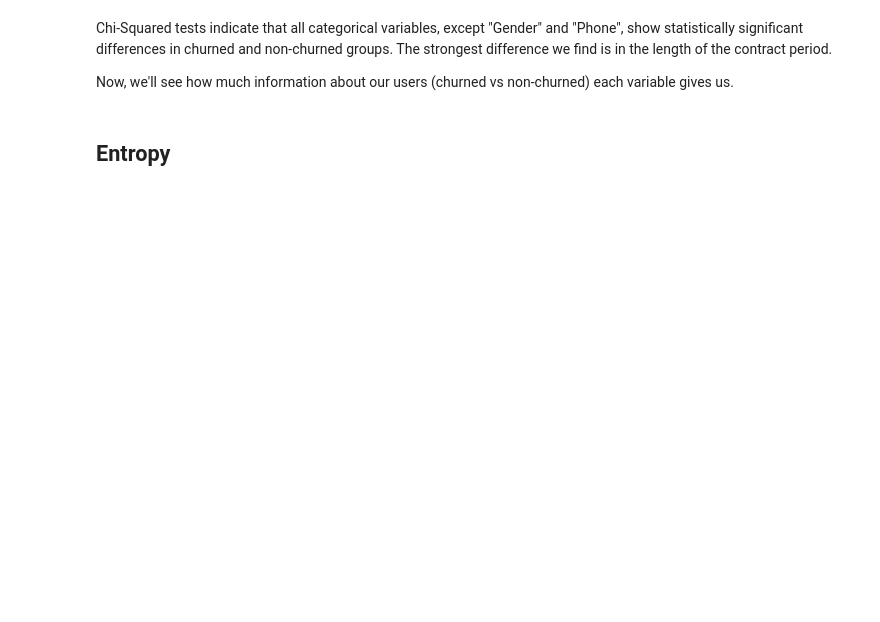
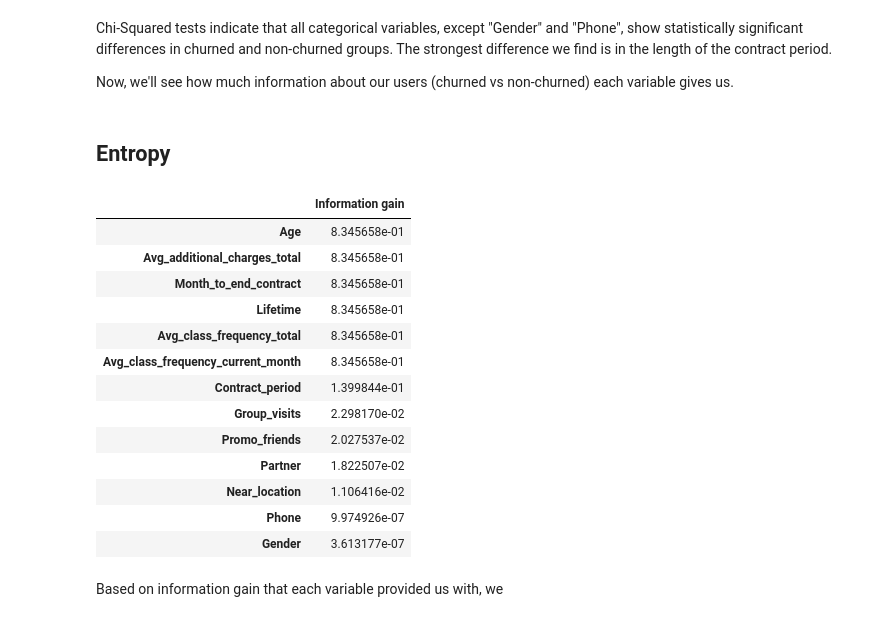
Before and after one commit to kornelia-kozaczewska/churn-prediction, a Jupyter notebook: churn-prediction.ipynb, the cells around one changed output. Saved outputs shown, nothing was run; the diff lists cells and outputs as text; code cells hidden in the pictures; blank space fills up the shorter version.

Commit message:
entropy part 2

```diff
--- a/churn-prediction.ipynb
+++ b/churn-prediction.ipynb
@@ -243,3 +230,52 @@ Chi-Squared tests indicate that all categorical variables, except "Gender" and "
 Now, we'll see how much information about our users (churned vs non-churned) each variable gives us.
 # %% [markdown]
 ## Entropy
+# %%
+probs = df["Churn"].value_counts(normalize=True)
+H_parent = stats.entropy(probs, base=2) # entropy of whole dataset
+# %%
+results = []
+for col in x_c.columns:
+    table = pd.crosstab(x[col], df["Churn"])
+    cond_probs = table.div(table.sum(axis=1), axis=0) # dividing each element by sum for X == x (cond_prob for X)
+    H_children = cond_probs.apply(lambda row: stats.entropy(row, base=2), axis=1) # H(Churn | X == x)
+    weights = table.sum(axis=1) / table.values.sum() # p(X == x) for whole dataset
+    H_cond = (weights * H_children).sum()
+    IG = H_parent - H_cond
+    results.append(IG)
+results_c_df = pd.DataFrame(results, columns=["Information gain"], index=[x_c.columns])
+
+
+
+results = []
+for col in x_n.columns:
+    bins = pd.cut(df[col], bins=2) # splitting numerical data into two categories
+    table = pd.crosstab(bins, df["Churn"])
+    cond_prob = table.div(table.sum(axis=1), axis=0)
+    H_children = cond_probs.apply(lambda row: stats.entropy(row, base=2), axis=1)
+    weights = table.sum(axis=1) / table.values.sum()
+    H_cond = (weights * H_children).sum()
+    IG = H_parent - H_cond
+    results.append(IG)
+
+results_n_df = pd.DataFrame(results, columns=["Information gain"], index=[x_n.columns])
+
+results_df = pd.concat([results_c_df, results_n_df], axis=0)
+results_df.sort_values(by="Information gain", ascending=False)
+# %% [output]
+|  | Information gain |
+| Age | 8.345658e-01 |
+| Avg_additional_charges_total | 8.345658e-01 |
+| Month_to_end_contract | 8.345658e-01 |
+| Lifetime | 8.345658e-01 |
+| Avg_class_frequency_total | 8.345658e-01 |
+| Avg_class_frequency_current_month | 8.345658e-01 |
+| Contract_period | 1.399844e-01 |
+| Group_visits | 2.298170e-02 |
+| Promo_friends | 2.027537e-02 |
+| Partner | 1.822507e-02 |
+| Near_location | 1.106416e-02 |
+| Phone | 9.974926e-07 |
+| Gender | 3.613177e-07 |
+# %% [markdown]
+Based on information gain that each variable provided us with, we
```
Also changed, not shown: parts of 5 cells of this notebook.
